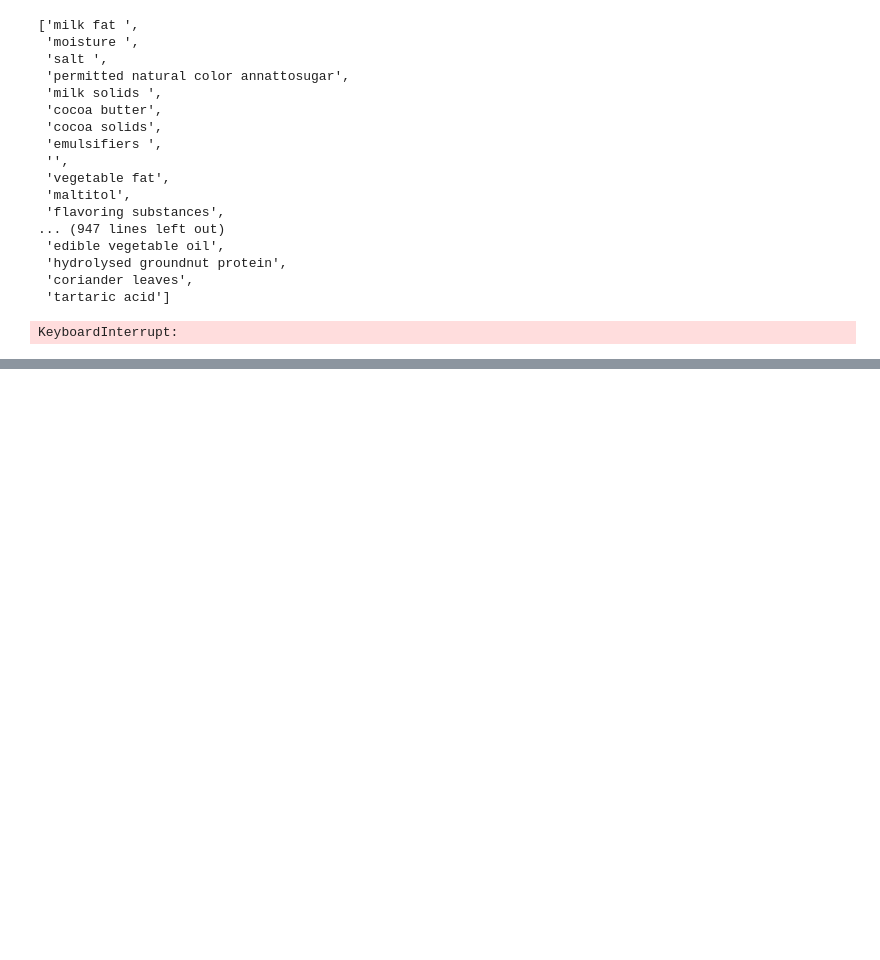
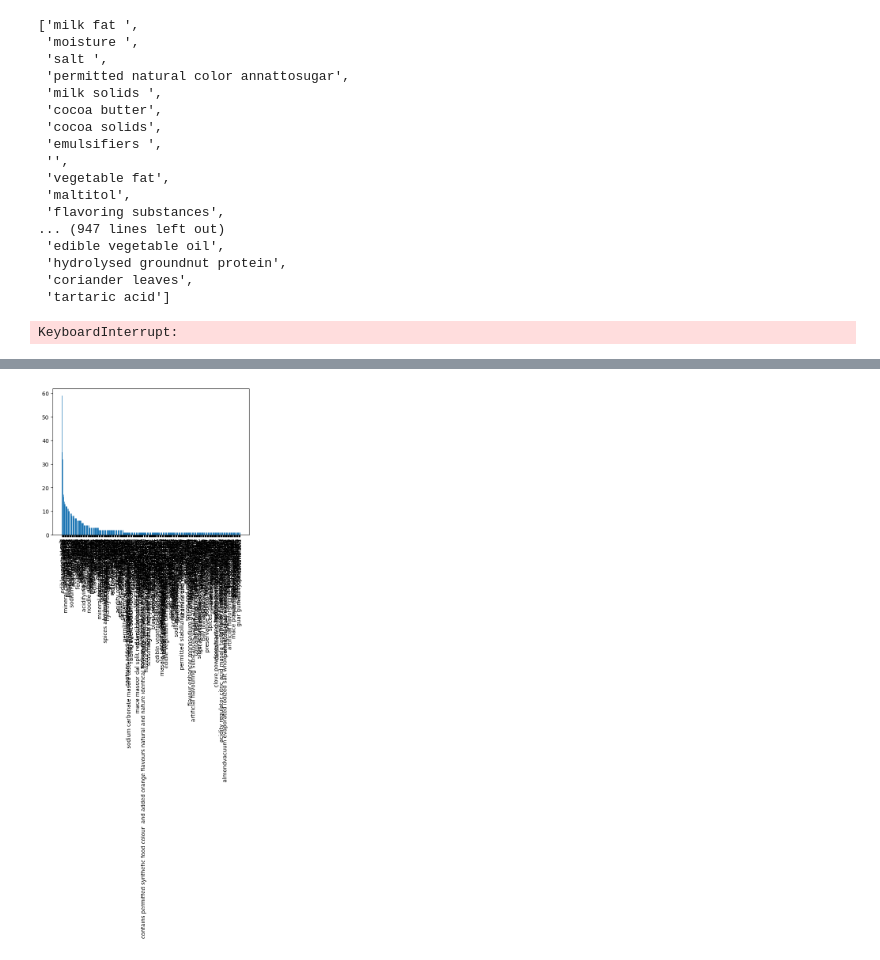
Before and after one commit to aharnishp/InsightScan-ML, a Jupyter notebook: data-cleaning/ML_data_visualization.ipynb, the cells around one changed output, grey strips where cells are left out. Drawn from its saved outputs; the diff is of its cells as text; code cells hidden in the pictures; blank space fills up the shorter version.

Commit message:
plot histogram

```diff
--- a/data-cleaning/ML_data_visualization.ipynb
+++ b/data-cleaning/ML_data_visualization.ipynb
@@ -125,3 +125,16 @@ KeyboardInterrupt:
 writer = open('dataset/outWords.csv', 'w')
 for ing in sentence.split(', '):
     writer.write(ing + '\n')
+# %%
+items = sentence.split(', ')
+
+while(items.__contains__('')):
+    items.remove('')
+
+
+for item in items:
+    print(item)
+    while(item[0] == ' '):
+        item = item[1:]
+    while(item[-1] == ' '):
+        item = item[0:-1]
@@ -127,0 +159,8 @@ for ing in sentence.split(', '):
+# %%
+dictionary = {}
+
+for item in items:
+    if item in dictionary:
+        dictionary[item] += 1
+    else:
+        dictionary[item] = 1
@@ -127,0 +187,3 @@ for ing in sentence.split(', '):
+# %%
+## sort dictionary by value
+sorted_dict = sorted(dictionary.items(), key=lambda x: x[1], reverse=True)
@@ -127,0 +210,10 @@ for ing in sentence.split(', '):
+# %%
+# create histogram
+import matplotlib.pyplot as plt
+import numpy as np
+
+plt.bar(range(len(sorted_dict)), [val[1] for val in sorted_dict], align='center')
+plt.xticks(range(len(sorted_dict)), [val[0] for val in sorted_dict], rotation='vertical')
+plt.show()
+# %% [output]
+[figure, added]
```
Also changed, not shown: parts of 5 cells of this notebook.
